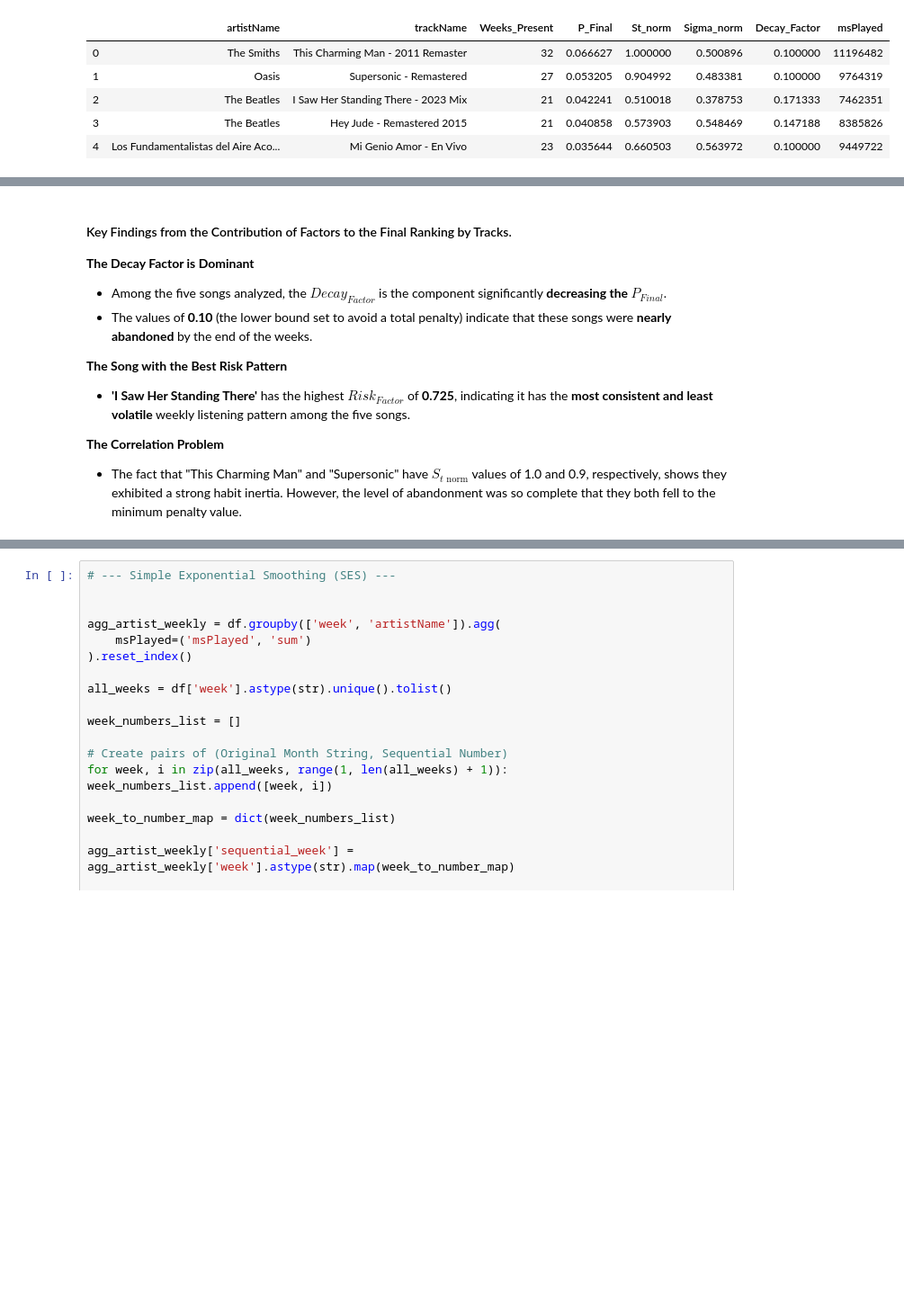
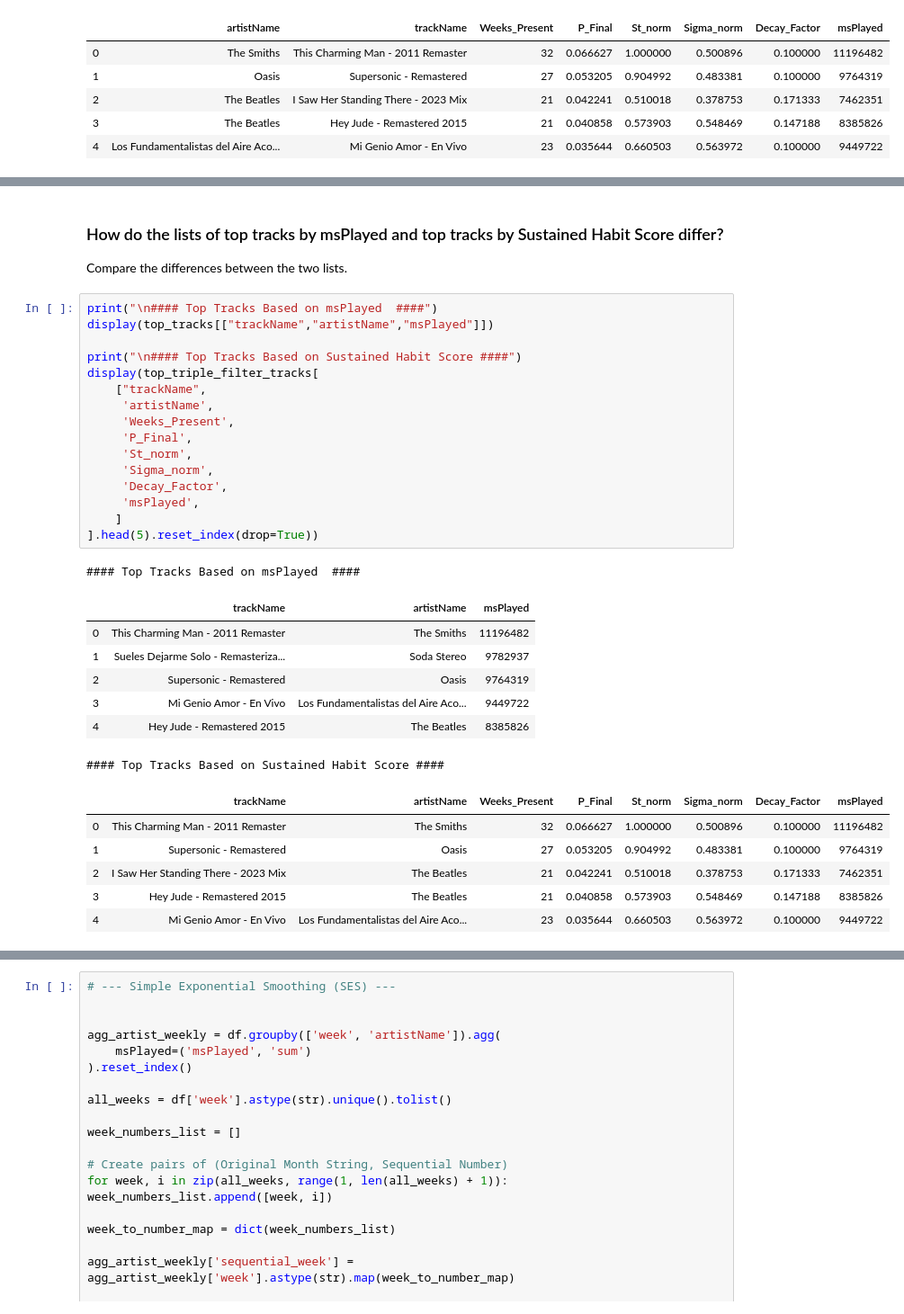
Before and after one commit to Garridot/spotify-wrapped-detailed, a Jupyter notebook: analysis.ipynb, the cells around one changed output, grey strips where cells are left out. Shown at 90% size. Saved outputs shown, nothing was run; the diff lists cells and outputs as text; blank space fills up the shorter version.

```diff
--- a/analysis.ipynb
+++ b/analysis.ipynb
@@ -1302,15 +1212,35 @@ plt.show()
-# %% [markdown]
-#### Key Findings from the Contribution of Factors to the Final Ranking by Tracks.
-
-**The Decay Factor is Dominant**
-- Among the five songs analyzed, the ${Decay}_{Factor}$ is the component significantly **decreasing the** ${P}_{Final}$.
-- The values of **0.10** (the lower bound set to avoid a total penalty) indicate that these songs were **nearly abandoned** by the end of the weeks.
-
-**The Song with the Best Risk Pattern**
-
-- **'I Saw Her Standing There'** has the highest $Risk_{Factor}$ of **0.725**, indicating it has the **most consistent and least volatile** weekly listening pattern among the five songs.
-
-**The Correlation Problem**
-
-- The fact that "This Charming Man" and "Supersonic" have $S_{t \text{ norm}}$ values of 1.0 and 0.9, respectively, shows they exhibited a strong habit inertia. However, the level of abandonment was so complete that they both fell to the minimum penalty value.
+# %% [markdown]
+### How do the lists of top tracks by msPlayed and top tracks by Sustained Habit Score differ?
+Compare the differences between the two lists.
+# %%
+print("\n#### Top Tracks Based on msPlayed  ####")
+display(top_tracks[["trackName","artistName","msPlayed"]])
+
+print("\n#### Top Tracks Based on Sustained Habit Score ####")
+display(top_triple_filter_tracks[
+    ["trackName",
+     'artistName',
+     'Weeks_Present',
+     'P_Final',
+     'St_norm',
+     'Sigma_norm',
+     'Decay_Factor',
+     'msPlayed',
+    ]
+].head(5).reset_index(drop=True))
+# %% [output]
+#### Top Tracks Based on msPlayed  ####
+|  | trackName | artistName | msPlayed |
+| 0 | This Charming Man - 2011 Remaster | The Smiths | 11196482 |
+| 1 | Sueles Dejarme Solo - Remasteriza... | Soda Stereo | 9782937 |
+| 2 | Supersonic - Remastered | Oasis | 9764319 |
+| 3 | Mi Genio Amor - En Vivo | Los Fundamentalistas del Aire Aco... | 9449722 |
+| 4 | Hey Jude - Remastered 2015 | The Beatles | 8385826 |
+#### Top Tracks Based on Sustained Habit Score ####
+|  | trackName | artistName | Weeks_Present | P_Final | St_norm | Sigma_norm | Decay_Factor | msPlayed |
+| 0 | This Charming Man - 2011 Remaster | The Smiths | 32 | 0.066627 | 1.000000 | 0.500896 | 0.100000 | 11196482 |
+| 1 | Supersonic - Remastered | Oasis | 27 | 0.053205 | 0.904992 | 0.483381 | 0.100000 | 9764319 |
+| 2 | I Saw Her Standing There - 2023 Mix | The Beatles | 21 | 0.042241 | 0.510018 | 0.378753 | 0.171333 | 7462351 |
+| 3 | Hey Jude - Remastered 2015 | The Beatles | 21 | 0.040858 | 0.573903 | 0.548469 | 0.147188 | 8385826 |
+| 4 | Mi Genio Amor - En Vivo | Los Fundamentalistas del Aire Aco... | 23 | 0.035644 | 0.660503 | 0.563972 | 0.100000 | 9449722 |
 # %% [markdown]
```
Also changed, not shown: parts of 55 cells of this notebook, 4 other files.
